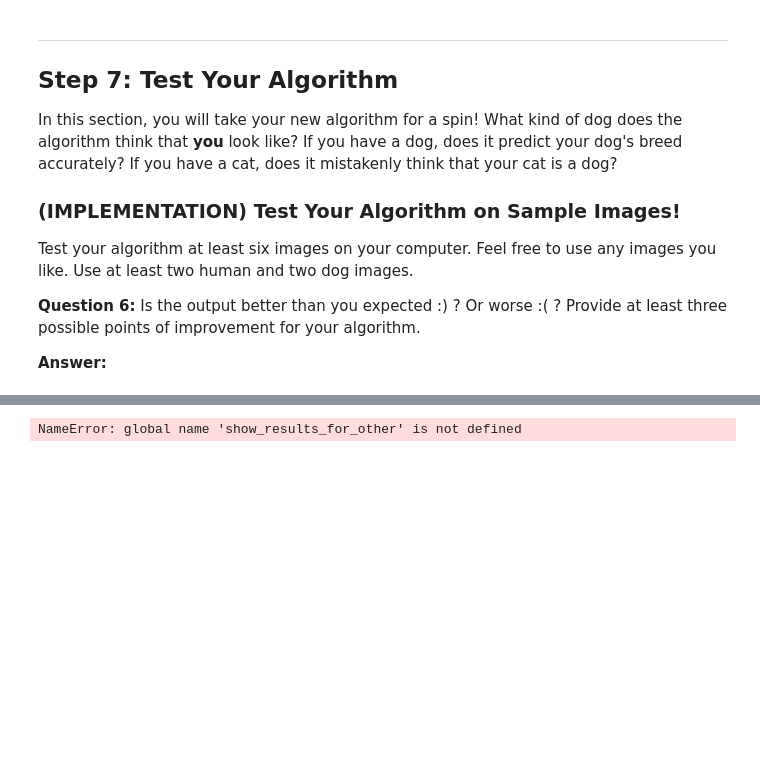
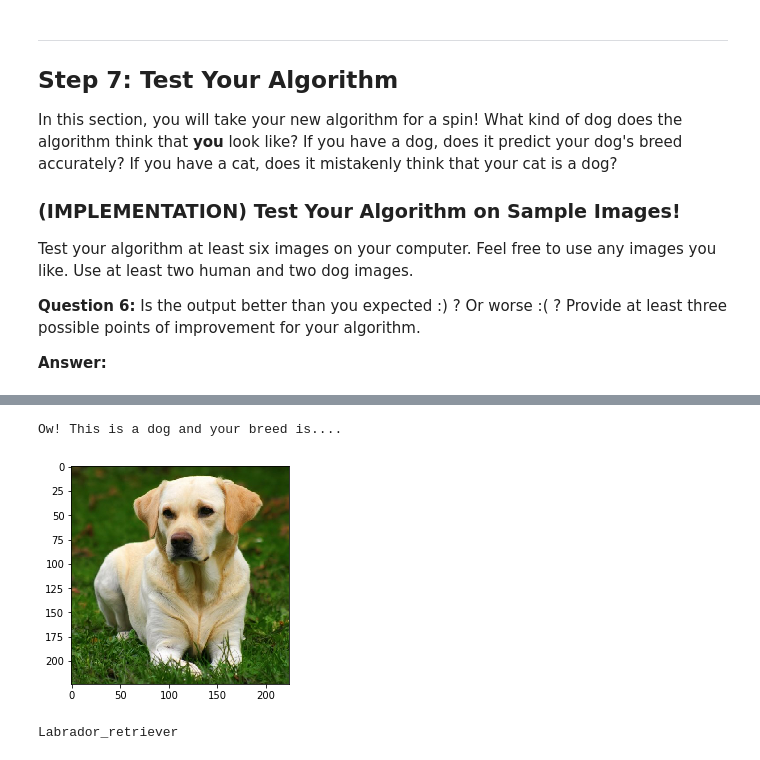
Before and after one commit to gutomcosta/dog-project, a Jupyter notebook: dog_app.ipynb, the cells around one changed output, grey strips where cells are left out. Saved outputs shown, nothing was run; the diff lists cells and outputs as text; code cells hidden in the pictures; blank space fills up the shorter version.

```diff
--- a/dog_app.ipynb
+++ b/dog_app.ipynb
@@ -740,0 +850,7 @@ Test accuracy: 75.0000%
+# %%
+### TODO: Calculate classification accuracy on the test dataset.
+predictions = [np.argmax(inception_model.predict(np.expand_dims(feature, axis=0))) for feature in test_inception]
+
+# report test accuracy
+test_accuracy = 100*np.sum(np.array(predictions)==np.argmax(test_targets, axis=1))/len(predictions)
+print('Test accuracy: %.4f%%' % test_accuracy)
@@ -759,8 +877,8 @@ where `{network}`, in the above filename, should be one of `VGG19`, `Resnet50`,
 
 
 def predict_dog_breed(image_path):
-    bottleneck_features = extract_VGG19(path_to_tensor(image_path))
-    predictions = vgg19_model.predict(bottleneck_features)
+    bottleneck_features = extract_Resnet50(path_to_tensor(image_path))
+    predictions = resnet50_model.predict(bottleneck_features)
     index = np.argmax(predictions)
     return dog_names[index]
 # %% [markdown]
@@ -796,11 +914,36 @@ def show_results_for_dog(breed, path):
     print "Ow! This is a dog and your breed is...."
     show_image(path)
     print breed
+# %%
+from os import walk
+from os import listdir
+from os.path import isfile, join
+import random
+
+def get_one_image_from(path):
+    onlyfiles = [f for f in listdir(path) if isfile(join(path, f))]
+    index = random.randint(0,len(onlyfiles)-1)
+    image_name = onlyfiles[index]
+    return path+"/"+image_name
+
+def get_image_to_compare(breed):
+    path = 'dogImages/test'
+    subdirectories = [x[0] for x in walk(path)]
+    subdirectories.pop(0)
+    for name in subdirectories:
+        directory_breed_name = name.split("/")[2].split(".")[1]
+        if breed == directory_breed_name:
+            return get_one_image_from(name)
+
+    return ""
 # %%
 def show_results_for_human(breed, path):
     print "Hello Human! We try to find out which breed you belong to "
     show_image(path)
     print "Your breed is....: ", breed
+    compare_path = get_image_to_compare(breed)
+    print "\n You can compare with this example :)"
+    show_image(compare_path)
 # %%
 def show_results_for_other(path):
     print "I'm sorry, this works just for Dogs or Humans. :( "
@@ -848,4 +1003,6 @@ Golden_retriever
 # %%
-predicts_dog_breed_by_image('dogImages/Akita_00262.jpg')
+predicts_dog_breed_by_image('images/Labrador_retriever_06457.jpg')
 # %% [output]
-NameError: global name 'show_results_for_other' is not defined
+Ow! This is a dog and your breed is....
+[figure, added]
+Labrador_retriever
```
Also changed, not shown: parts of 23 cells of this notebook.
